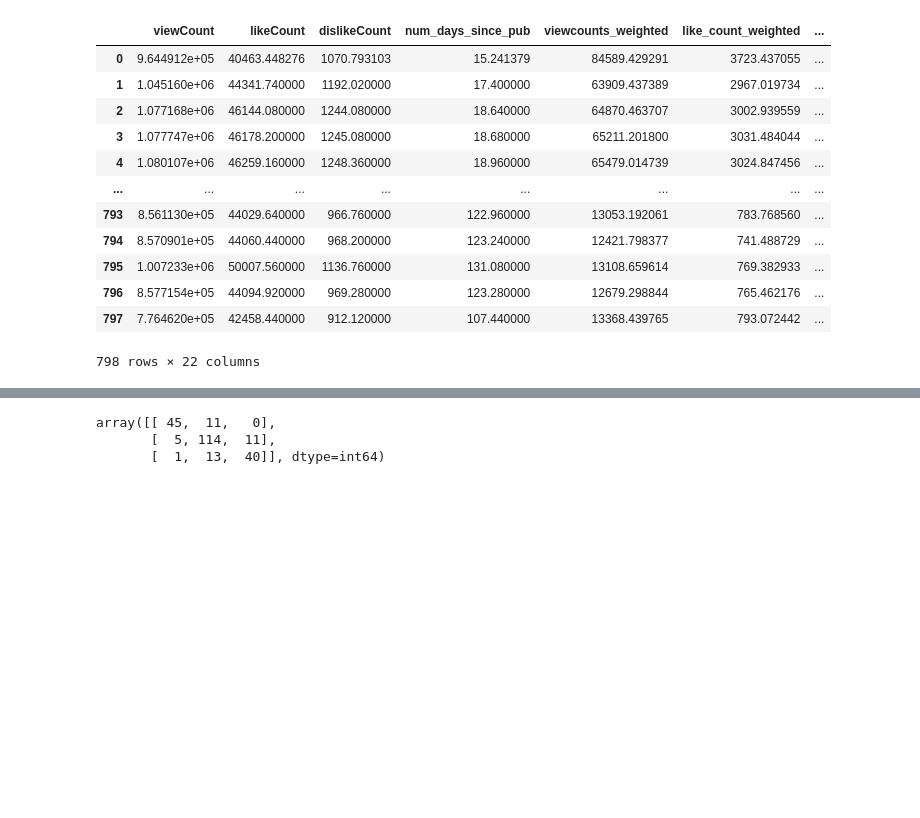
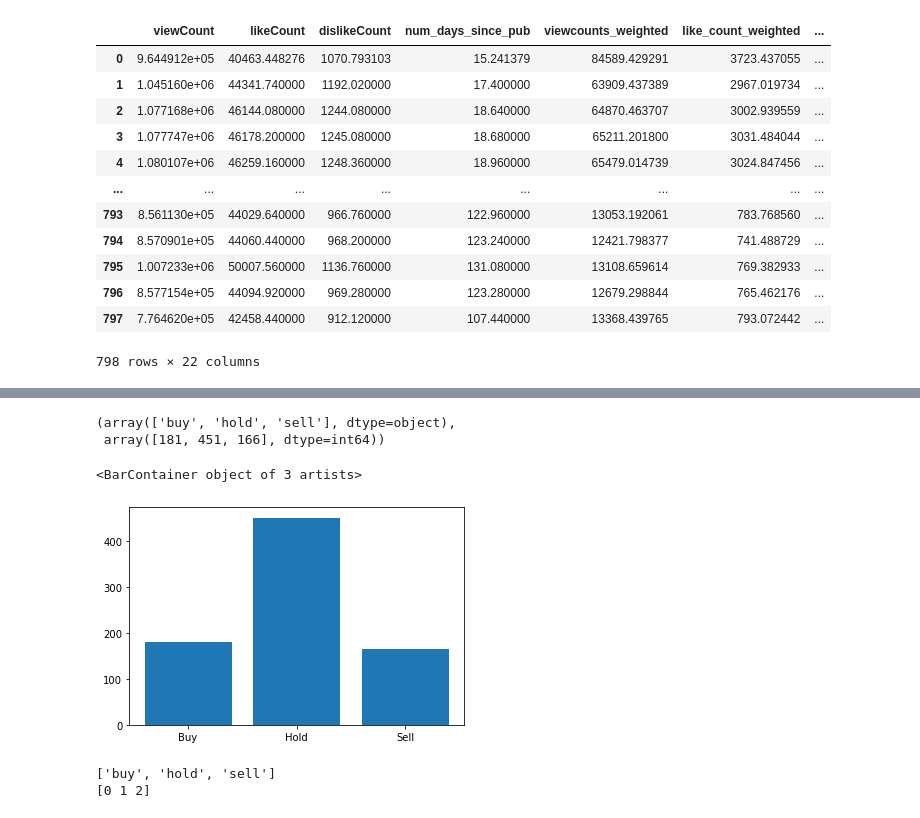
Before and after one commit to Cloblak/youtube_content_based_stock_prediction, a Jupyter notebook: 10_code/Model_Oblak_10APR.ipynb, the cells around one changed output, grey strips where cells are left out. Cells and saved outputs as stored; diff of their text form; code cells hidden in the pictures; blank space fills up the shorter version.

```diff
--- a/10_code/Model_Oblak_10APR.ipynb
+++ b/10_code/Model_Oblak_10APR.ipynb
@@ -267,8 +182,0 @@ y_test_pred = fit_model.predict(X_test)
-# %%
-from sklearn.metrics import confusion_matrix
-
-confusion_matrix(y_test, y_test_pred)
-# %% [output]
-array([[ 45,  11,   0],
-       [  5, 114,  11],
-       [  1,  13,  40]], dtype=int64)
@@ -316,0 +183,57 @@ y_pred_1 = clf.predict(X_test)
+# %%
+np.unique(np.array(final_df.action_96), return_counts=True)
+# %% [output]
+(array(['buy', 'hold', 'sell'], dtype=object),
+ array([181, 451, 166], dtype=int64))
+# %%
+count = np.unique(y, axis=0, return_counts=True)[1]
+# %%
+classes = ["Buy", "Hold", "Sell"]
+
+plt.bar(classes, count)
+# %% [output]
+<BarContainer object of 3 artists>
+[figure, added]
+# %%
+# split x and y
+X = final_df.drop(
+    [
+        "Unnamed: 0",
+        "msft",
+        "amd",
+        "ndaq",
+        "intel",
+        "qualcomm",
+        "apple",
+        "pred_24",
+        "pred_48",
+        "pred_72",
+        "action_96",
+        "percent_change_24",
+        "percent_change_48",
+        "percent_change_72",
+    ],
+    axis=1,
+)
+y = final_df.iloc[:, -1]
+
+# create lables
+le = LabelEncoder()
+le.fit(y)
+y = le.transform(y)
+print(list(le.classes_))
+print(le.transform(["buy", "hold", "sell"]))
+# Scaling using the Standard Scaler
+sc_1 = StandardScaler()
+sc_1.fit(X)
+X_1 = pd.DataFrame(sc_1.fit_transform(X))
+column_names = list(X.columns)
+X_1.set_axis(column_names, axis=1, inplace=True)
+
+# train-test-split
+X_train, X_test, y_train, y_test = train_test_split(
+    X_1, y, test_size=0.30, random_state=0
+)
+# %% [output]
+['buy', 'hold', 'sell']
+[0 1 2]
```
Also changed, not shown: parts of 61 cells of this notebook, 7 other files.
